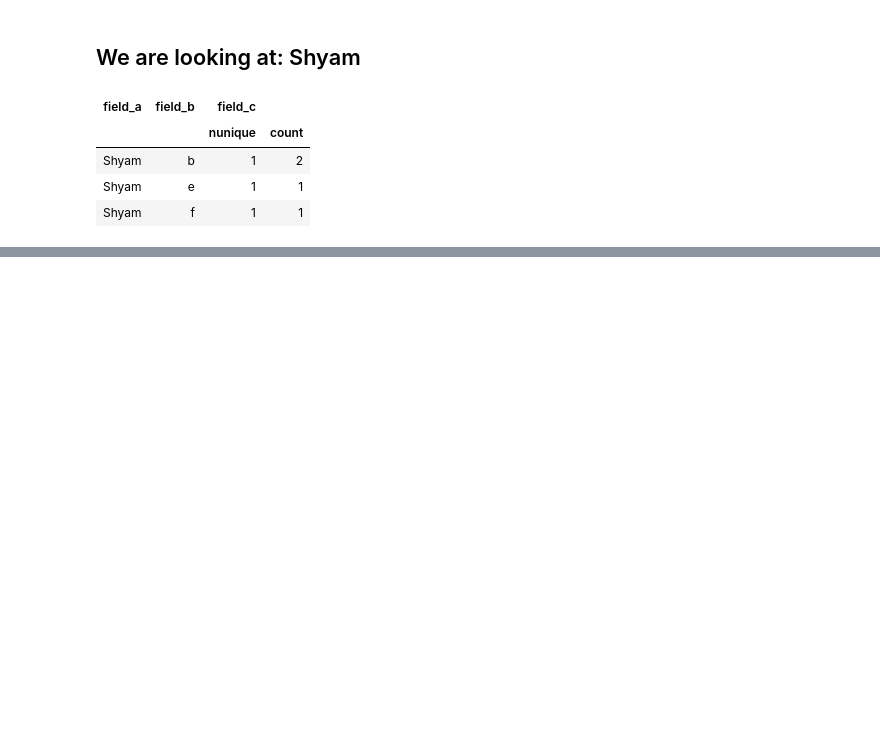
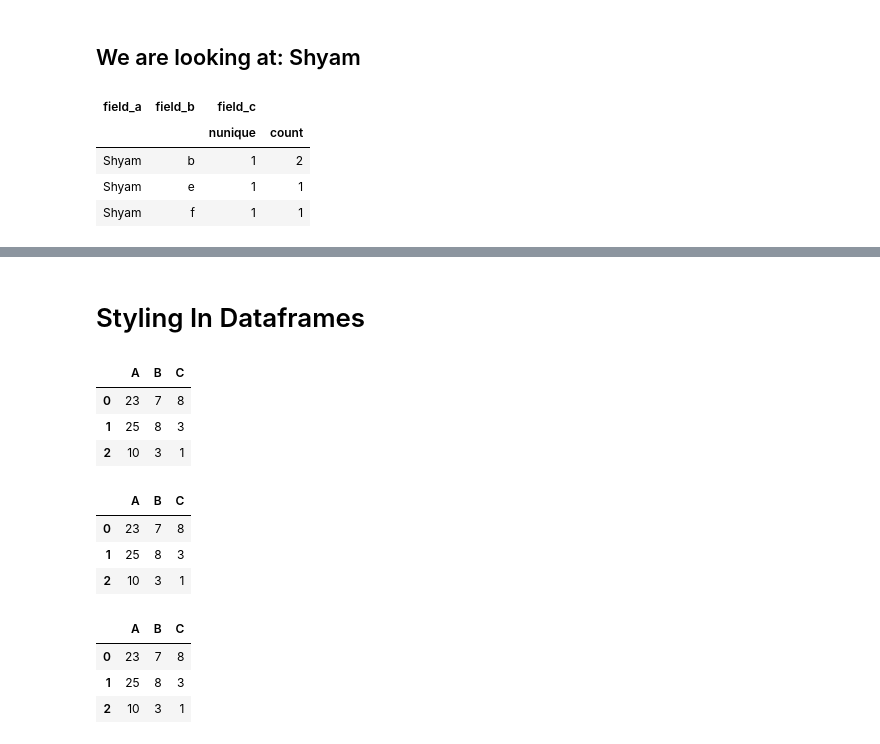
Before and after one commit to zwotzie/googlecolaboratory, a Jupyter notebook: pandas_multi.ipynb, the cells around one changed output, grey strips where cells are left out. Drawn from its saved outputs; the diff is of its cells as text; code cells hidden in the pictures; blank space fills up the shorter version.

```diff
--- a/pandas_multi.ipynb
+++ b/pandas_multi.ipynb
@@ -116,0 +136,36 @@ for domain in sorted(df.field_a.unique()):
+# %% [markdown]
+# Styling In Dataframes
+# %%
+df =  pd.DataFrame({'A':[23,25,10], 'B':[7,8,3], 'C':[8,3,1]})
+display (df)
+
+def highlight_col(x):
+    #copy df to new - original data are not changed
+    df = x.copy()
+    #set by condition
+    mask = df['A'] == 23
+    df.loc[mask, :] = 'color: yellow'
+    df.loc[~mask,:] = 'color: red'
+    return df
+
+#display(df.style.apply(highlight_col, axis=None))
+display(df.style.highlight_max(color='green'))
+
+def highlight_fifty(val):
+   color = 'red' if val > 11 else 'black'
+   return f'color: {color}'
+
+display(df.style.applymap(highlight_fifty))
+# %% [output]
+|  | A | B | C |
+| 0 | 23 | 7 | 8 |
+| 1 | 25 | 8 | 3 |
+| 2 | 10 | 3 | 1 |
+|  | A | B | C |
+| 0 | 23 | 7 | 8 |
+| 1 | 25 | 8 | 3 |
+| 2 | 10 | 3 | 1 |
+|  | A | B | C |
+| 0 | 23 | 7 | 8 |
+| 1 | 25 | 8 | 3 |
+| 2 | 10 | 3 | 1 |
```
Also changed, not shown: parts of 5 cells of this notebook.
